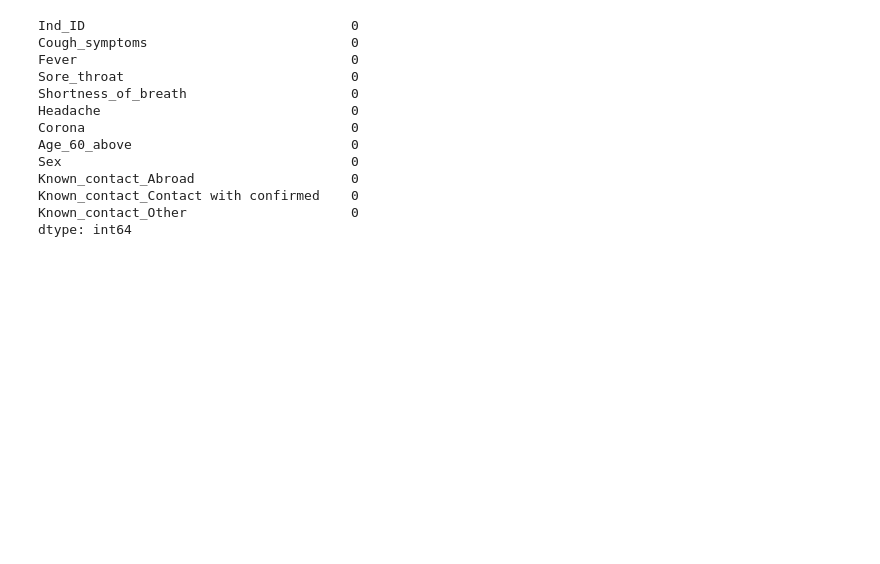
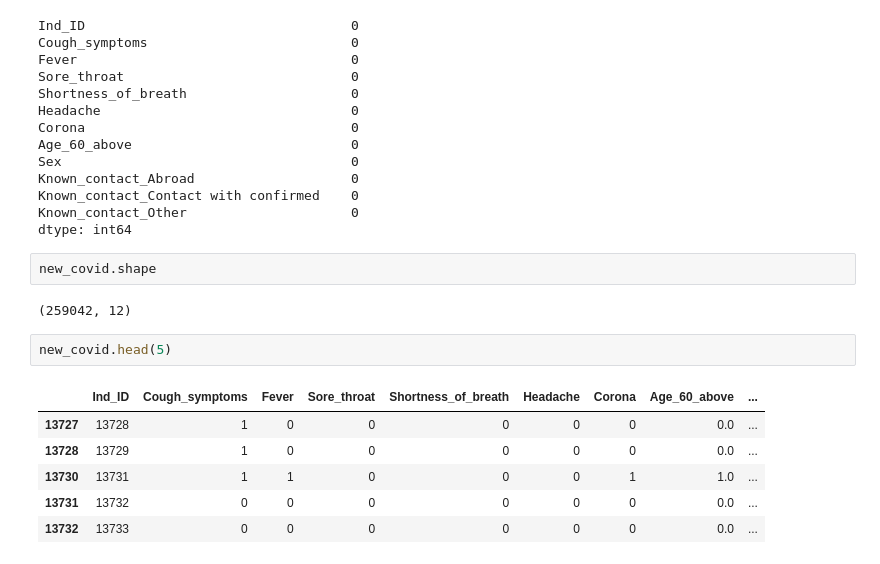
Before and after one commit to Gemini-Abhi/Machine-Learning-projects, a Jupyter notebook: Covid Project/Covid_Project.ipynb, the cells around one changed output. Drawn from its saved outputs; the diff is of its cells as text; blank space fills up the shorter version.

```diff
--- a/Covid Project/Covid_Project.ipynb
+++ b/Covid Project/Covid_Project.ipynb
@@ -281,3 +281,16 @@ Known_contact_Abroad                    0
 Known_contact_Contact with confirmed    0
 Known_contact_Other                     0
 dtype: int64
+# %%
+new_covid.shape
+# %% [output]
+(259042, 12)
+# %%
+new_covid.head(5)
+# %% [output]
+|  | Ind_ID | Cough_symptoms | Fever | Sore_throat | Shortness_of_breath | Headache | Corona | Age_60_above | ... |
+| 13727 | 13728 | 1 | 0 | 0 | 0 | 0 | 0 | 0.0 | ... |
+| 13728 | 13729 | 1 | 0 | 0 | 0 | 0 | 0 | 0.0 | ... |
+| 13730 | 13731 | 1 | 1 | 0 | 0 | 0 | 1 | 1.0 | ... |
+| 13731 | 13732 | 0 | 0 | 0 | 0 | 0 | 0 | 0.0 | ... |
+| 13732 | 13733 | 0 | 0 | 0 | 0 | 0 | 0 | 0.0 | ... |
```
Also changed, not shown: parts of 21 cells of this notebook.
